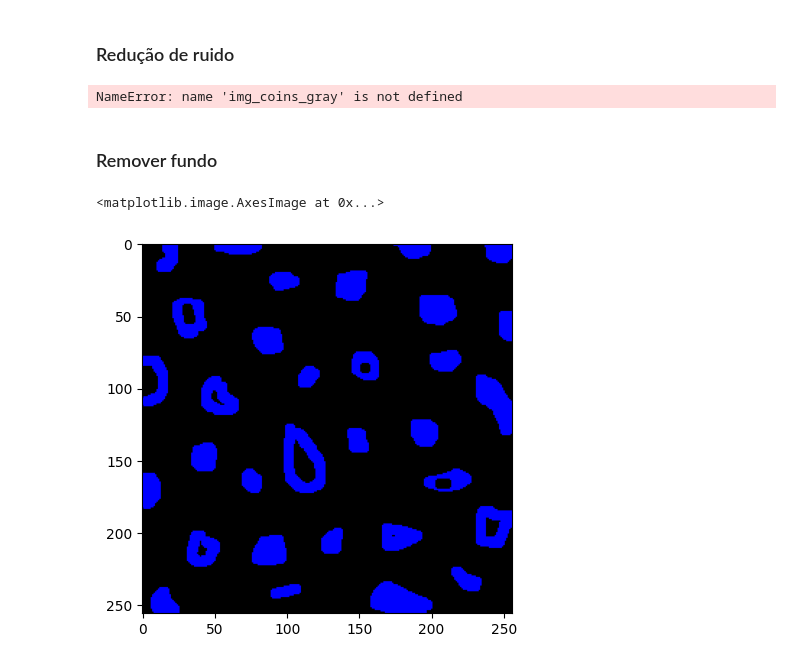
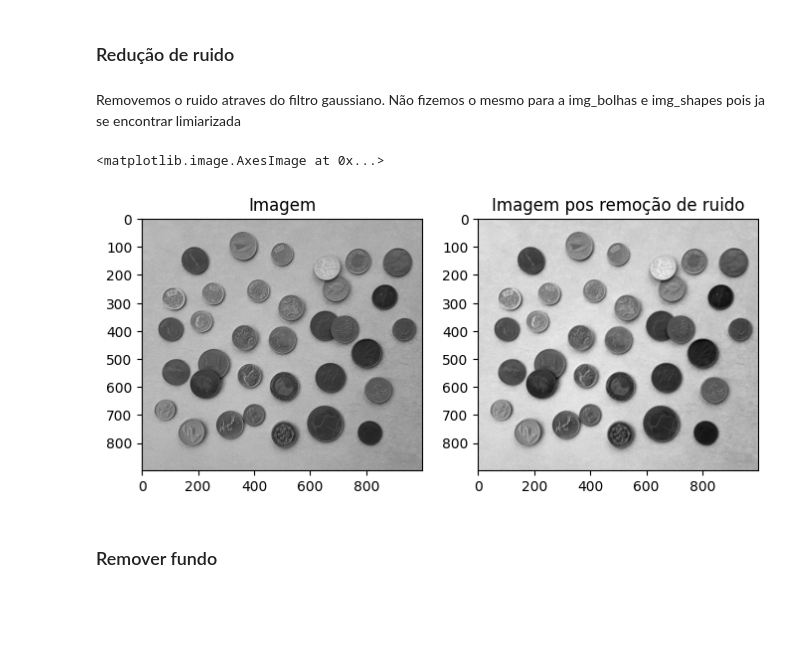
Before and after one commit to DiegogMagalhaes/PDI-Rep, a Jupyter notebook: Trabalho Pratico 4/Trabalho Pratico 4.ipynb, the cells around one changed output. Cells and saved outputs as stored; diff of their text form; code cells hidden in the pictures; blank space fills up the shorter version.

```diff
--- a/Trabalho Pratico 4/Trabalho Pratico 4.ipynb
+++ b/Trabalho Pratico 4/Trabalho Pratico 4.ipynb
@@ -20,40 +20,22 @@ img_shapes = cv2.cvtColor(img_shapes, cv2.COLOR_RGB2GRAY)
 # %% [markdown]
 ### Redução de ruido
+# %% [markdown]
+Removemos o ruido atraves do filtro gaussiano. Não fizemos o mesmo para a img_bolhas e img_shapes pois ja se encontrar limiarizada
 # %%
-#fig = plt.figure()
-#fig.set_figheight(8)
-#fig.set_figwidth(8)
+fig = plt.figure()
+fig.set_figheight(8)
+fig.set_figwidth(8)
+fig.add_subplot(1,2,1)
+plt.title("Imagem")
+plt.imshow(img_coins_gray, cmap='gray')
 
-#plt.subplot(1,2,1)
-#plt.title("Imagem original")
-#plt.plot(img_coins)
+img_coins_gblur = cv2.GaussianBlur(img_coins_gray, [7, 7], 0)
 
-cv2.GaussianBlur(img_coins_gray, [7, 7], 0)
-plt.imshow(img_coins_gray)
-
-#plt.subplot(1,2,2)
-#plt.title("Imagem alterada")
-#plt.plot(img_coins)
+fig.add_subplot(1,2,2)
+plt.title("Imagem pos remoção de ruido")
+plt.imshow(img_coins_gblur, cmap='gray')
 # %% [output]
-NameError: name 'img_coins_gray' is not defined
+<matplotlib.image.AxesImage at 0x...>
+[figure, added]
 # %% [markdown]
 ### Remover fundo
-# %%
-
-# Definir o intervalo de cor para o fundo que você deseja remover
-lower_color = np.array([0, 0, 0])   # Cor inferior (ajuste conforme necessário)
-upper_color = np.array([180, 255, 100])  # Cor superior (ajuste conforme necessário)
-
-# Criar uma máscara para o fundo
-mask = cv2.inRange(img_bolhas, lower_color, upper_color)
-
-# Inverter a máscara
-mask_inv = cv2.bitwise_not(mask)
-
-# Extrair o primeiro plano
-foreground = cv2.bitwise_and(img_bolhas, img_bolhas, mask=mask_inv)
-
-plt.imshow(img_bolhas)
-# %% [output]
-<matplotlib.image.AxesImage at 0x...>
-[figure, removed]
```
Also changed, not shown: parts of 9 cells of this notebook.
